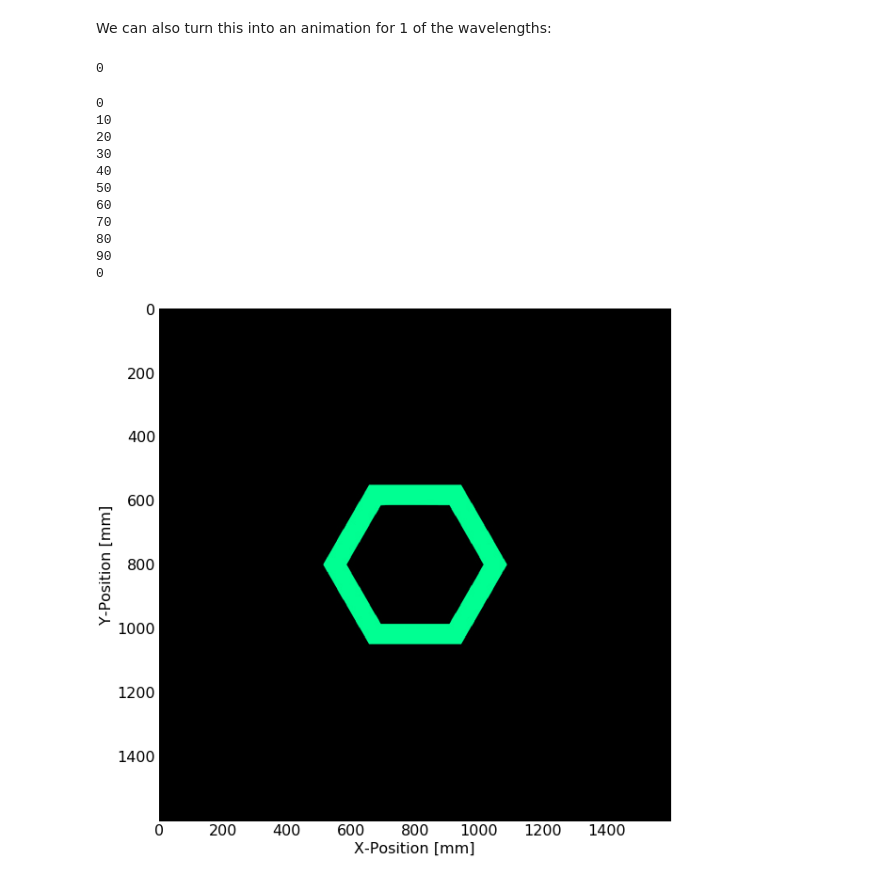
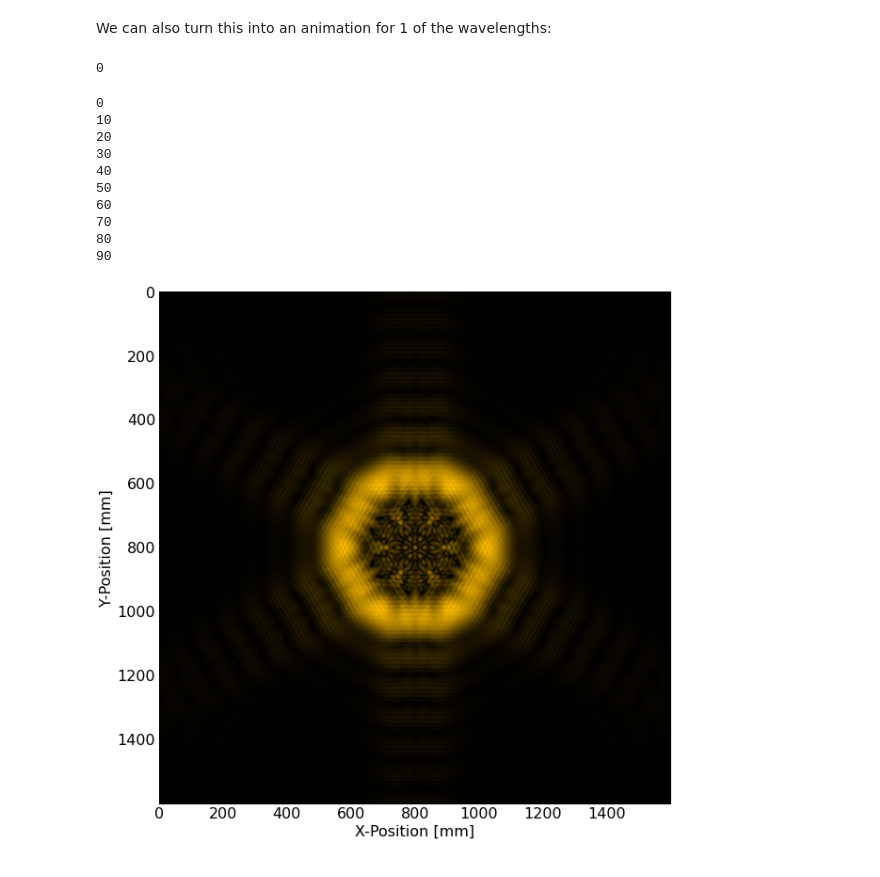
Before and after one commit to lukepolson/youtube_channel, a Jupyter notebook: Python Metaphysics Series/vid29.ipynb, the cells around one changed output. Drawn from its saved outputs; the diff is of its cells as text; code cells hidden in the pictures.

```diff
--- a/Python Metaphysics Series/vid29.ipynb
+++ b/Python Metaphysics Series/vid29.ipynb
@@ -323,7 +323,7 @@ def wavelength_to_rgb(wavelength, gamma=0.8):
 # %% [markdown]
 Define custom colormaps to show the light:
 # %%
-cmaps = [LinearSegmentedColormap.from_list('custom red',
+cmaps = [LinearSegmentedColormap.from_list('custom',
                                          [(0,0,0),wavelength_to_rgb(lam.magnitude)],
                                          N=256) for lam in [lam1, lam2, lam3, lam4]]
 # %% [markdown]
@@ -347,26 +347,25 @@ We can also turn this into an animation for 1 of the wavelengths:
 # %%
 fig, ax = plt.subplots(1, 1, figsize=(10,10))
 ax.set_xlabel('X-Position [mm]')
 ax.set_ylabel('Y-Position [mm]')
 
 def animate(i):
     if i%10==0: print(i)
-    U = compute_U(U0, xv, yv, lam=lam2, z=0.06*i*u.cm)
-    ax.imshow(np.abs(U), cmap=cmaps[1])
+    U = compute_U(U0, xv, yv, lam=lam3, z=0.06*i*u.cm)
+    ax.imshow(np.abs(U), cmap=cmaps[2])
 
 ani = animation.FuncAnimation(fig, animate, frames=100, interval=50)
-ani.save('ani.gif',writer='pillow',fps=10,dpi=100)
+ani.save('ani3.gif',writer='pillow',fps=10,dpi=100)
 # %% [output]
 0
 0
 10
 20
 30
 40
 50
 60
 70
 80
 90
-0
-[figure, old version]
+[figure, new version]
```
Also changed, not shown: parts of 9 cells of this notebook, 4 other files.
